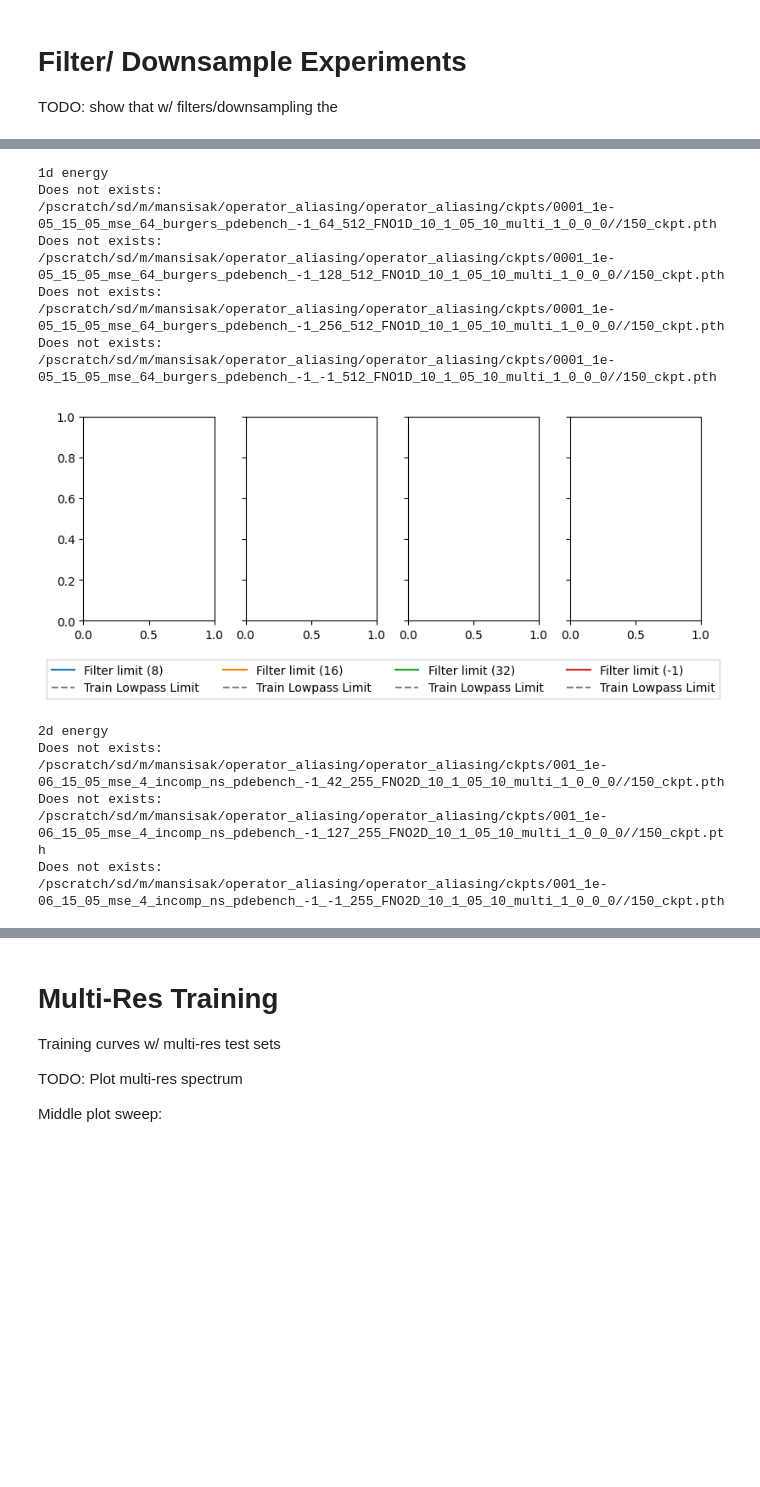
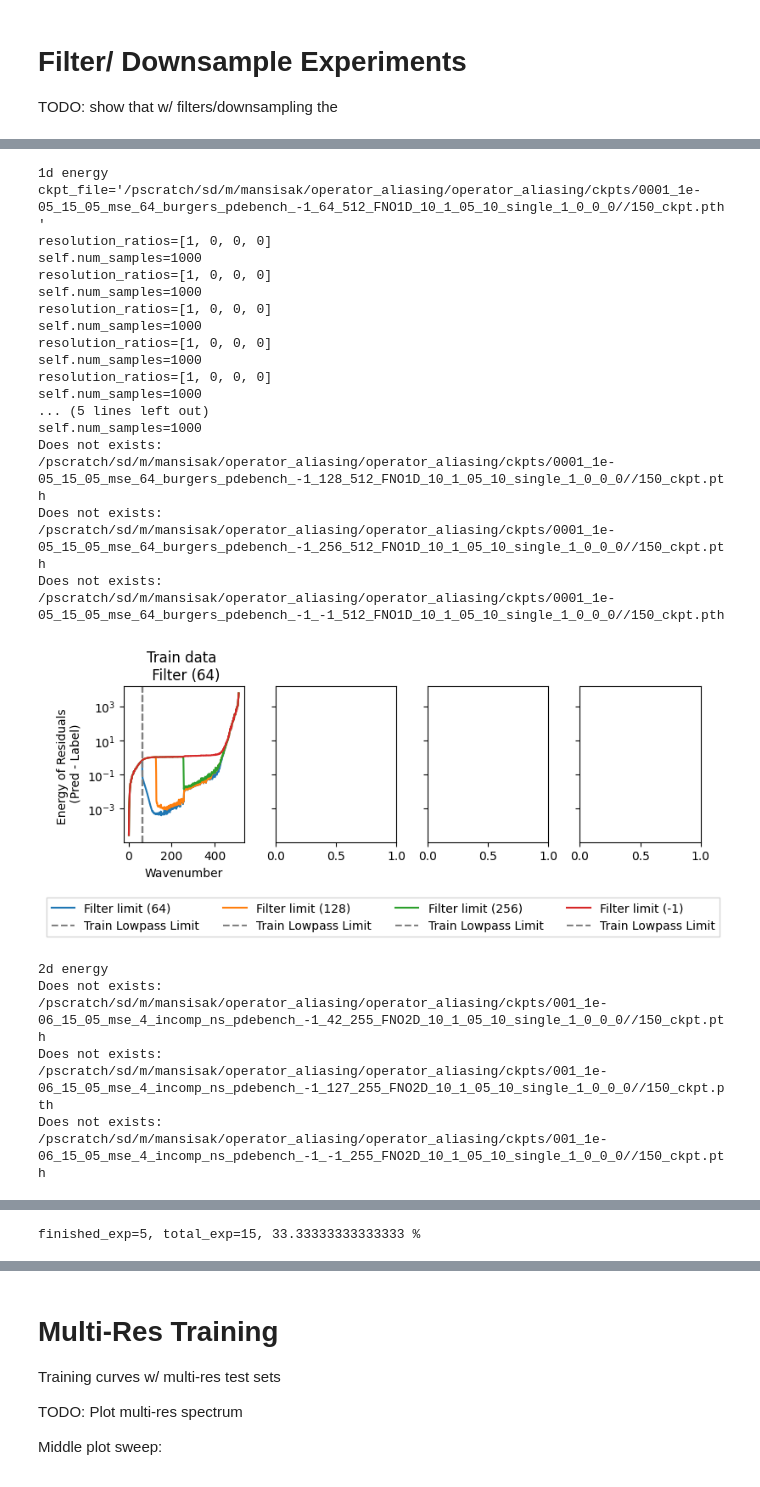
Before and after one commit to msakarvadia/operator_aliasing, a Jupyter notebook: notebooks/figures.ipynb, the cells around one changed output, grey strips where cells are left out. Cells and saved outputs as stored; diff of their text form; code cells hidden in the pictures; blank space fills up the shorter version.

```diff
--- a/notebooks/figures.ipynb
+++ b/notebooks/figures.ipynb
@@ -1086,6 +1089,8 @@ TODO: show that w/ filters/downsampling the
 darcy_forcing_term = 1.0
 burger_viscosity = 0.001
 seed = 0
+total_exp = 0
+finished_exp = 0
 
 for dataset_name in [
     'darcy_pdebench',
@@ -1144,25 +1149,27 @@ for dataset_name in [
     )
     for epoch in [150]:  # 0, 50, 100, 250,
         for y_idx, max_mode in enumerate([64]):
-            for x_idx, downsample_dim in enumerate([-1]):
-                for _y_idx, filter_lim in enumerate(filter_lims):
+            for _y_idx, downsample_dim in enumerate([-1]):
+                for x_idx, filter_lim in enumerate(filter_lims):
                     if filter_lim == -1 and downsample_dim != -1:
                         continue
                     max_mode = img_size // 2
-                    ckpt_dir = f'{lr}_{wd}_15_05_{loss}_{batch_size}_{dataset_name}_{downsample_dim}_{filter_lim}_{max_mode}_{model_name}_{in_channels}_{out_channels}_{pinn_loss_weight}_{initial_steps}_multi_{str_from_res(train_resolutions)}'
+                    ckpt_dir = f'{lr}_{wd}_15_05_{loss}_{batch_size}_{dataset_name}_{downsample_dim}_{filter_lim}_{max_mode}_{model_name}_{in_channels}_{out_channels}_{pinn_loss_weight}_{initial_steps}_single_{str_from_res(train_resolutions)}'
                     ckpt_dir = ckpt_dir.replace(".","")
                     ckpt_pth = f'{ckpt_path}/{ckpt_dir}/'
                     ckpt_file = f'{ckpt_pth}/{epoch}_ckpt.pth'
+                    total_exp += 1
                     if not os.path.exists(ckpt_file):
                         print(f'Does not exists: {ckpt_file}')
                         continue
+                    finished_exp += 1
                     ckpt_name = f'{ckpt_pth}/train_stats.csv'
                     df = pd.read_csv(ckpt_name)
                     # load model
                     model = get_model(
-                        model_name='FNO2D',
-                        out_channels=1,
-                        in_channels=1,
+                        model_name=model_name,
+                        out_channels=out_channels,
+                        in_channels=in_channels,
                         hidden_channels=32,
                         max_modes=max_mode,
                     ).to(device)
@@ -1213,15 +1220,18 @@ for dataset_name in [
                         model_preds_test = get_model_preds(
                             test_loader, model, device, initial_steps
                         )
+                        offset = 0
+                        if initial_steps == 1:
+                            offset = 1
                         labels = torch.concat(
                             [
-                                test_loader.dataset[i]['y']
+                                test_loader.dataset[i]['y'][:, initial_steps-offset:, ...]
                                 for i in range(len(test_loader))
                             ]
                         )
                         unfilter_labels = torch.concat(
                             [
-                                unfilter_test_loader.dataset[i]['y']
+                                unfilter_test_loader.dataset[i]['y'][:, initial_steps - offset:, ...]
                                 for i in range(len(unfilter_test_loader))
                             ]
                         )
@@ -1240,14 +1250,17 @@ for dataset_name in [
                             residual_spectrum / unfilter_label_spectrum,
                             label=f'Filter limit ({test_filt})',
                         )
+                        f_lim = filter_lim
+                        if filter_lim == -1:
+                            f_lim = max_mode
                         axes[x_idx].axvline(
-                            x=filter_lim,
+                            x=f_lim,
                             color='grey',
                             linestyle='--',
                             label='Train Lowpass Limit',
                         )
                         axes[x_idx].set_title(
-                            f'Train data \n Filter ({filter_lim})'
+                            f'Train data \n Filter ({f_lim})'
                         )
                         axes[x_idx].set_xlabel('Wavenumber')
                         if x_idx == 0:
@@ -1274,5 +1287,6 @@ for dataset_name in [
         #    dpi=300,
         #    bbox_inches='tight',
         # )
+print(f'{finished_exp=}, {total_exp=}, {finished_exp / total_exp * 100} %')
 # %% [output]
 2d energy
@@ -1296,10 +1310,22 @@ Does not exists: /pscratch/sd/m/mansisak/operator_aliasing/operator_aliasing/ckp
 1d energy
-Does not exists: /pscratch/sd/m/mansisak/operator_aliasing/operator_aliasing/ckpts/0001_1e-05_15_05_mse_64_burgers_pdebench_-1_64_512_FNO1D_10_1_05_10_multi_1_0_0_0//150_ckpt.pth
-Does not exists: /pscratch/sd/m/mansisak/operator_aliasing/operator_aliasing/ckpts/0001_1e-05_15_05_mse_64_burgers_pdebench_-1_128_512_FNO1D_10_1_05_10_multi_1_0_0_0//150_ckpt.pth
-Does not exists: /pscratch/sd/m/mansisak/operator_aliasing/operator_aliasing/ckpts/0001_1e-05_15_05_mse_64_burgers_pdebench_-1_256_512_FNO1D_10_1_05_10_multi_1_0_0_0//150_ckpt.pth
-Does not exists: /pscratch/sd/m/mansisak/operator_aliasing/operator_aliasing/ckpts/0001_1e-05_15_05_mse_64_burgers_pdebench_-1_-1_512_FNO1D_10_1_05_10_multi_1_0_0_0//150_ckpt.pth
+ckpt_file='/pscratch/sd/m/mansisak/operator_aliasing/operator_aliasing/ckpts/0001_1e-05_15_05_mse_64_burgers_pdebench_-1_64_512_FNO1D_10_1_05_10_single_1_0_0_0//150_ckpt.pth'
+resolution_ratios=[1, 0, 0, 0]
+self.num_samples=1000
+resolution_ratios=[1, 0, 0, 0]
+self.num_samples=1000
+resolution_ratios=[1, 0, 0, 0]
+self.num_samples=1000
+resolution_ratios=[1, 0, 0, 0]
+self.num_samples=1000
+resolution_ratios=[1, 0, 0, 0]
+self.num_samples=1000
+... (5 lines left out)
+self.num_samples=1000
+Does not exists: /pscratch/sd/m/mansisak/operator_aliasing/operator_aliasing/ckpts/0001_1e-05_15_05_mse_64_burgers_pdebench_-1_128_512_FNO1D_10_1_05_10_single_1_0_0_0//150_ckpt.pth
+Does not exists: /pscratch/sd/m/mansisak/operator_aliasing/operator_aliasing/ckpts/0001_1e-05_15_05_mse_64_burgers_pdebench_-1_256_512_FNO1D_10_1_05_10_single_1_0_0_0//150_ckpt.pth
+Does not exists: /pscratch/sd/m/mansisak/operator_aliasing/operator_aliasing/ckpts/0001_1e-05_15_05_mse_64_burgers_pdebench_-1_-1_512_FNO1D_10_1_05_10_single_1_0_0_0//150_ckpt.pth
-[figure, old version]
+[figure, new version]
 2d energy
-Does not exists: /pscratch/sd/m/mansisak/operator_aliasing/operator_aliasing/ckpts/001_1e-06_15_05_mse_4_incomp_ns_pdebench_-1_42_255_FNO2D_10_1_05_10_multi_1_0_0_0//150_ckpt.pth
-Does not exists: /pscratch/sd/m/mansisak/operator_aliasing/operator_aliasing/ckpts/001_1e-06_15_05_mse_4_incomp_ns_pdebench_-1_127_255_FNO2D_10_1_05_10_multi_1_0_0_0//150_ckpt.pth
-Does not exists: /pscratch/sd/m/mansisak/operator_aliasing/operator_aliasing/ckpts/001_1e-06_15_05_mse_4_incomp_ns_pdebench_-1_-1_255_FNO2D_10_1_05_10_multi_1_0_0_0//150_ckpt.pth
+Does not exists: /pscratch/sd/m/mansisak/operator_aliasing/operator_aliasing/ckpts/001_1e-06_15_05_mse_4_incomp_ns_pdebench_-1_42_255_FNO2D_10_1_05_10_single_1_0_0_0//150_ckpt.pth
+Does not exists: /pscratch/sd/m/mansisak/operator_aliasing/operator_aliasing/ckpts/001_1e-06_15_05_mse_4_incomp_ns_pdebench_-1_127_255_FNO2D_10_1_05_10_single_1_0_0_0//150_ckpt.pth
+Does not exists: /pscratch/sd/m/mansisak/operator_aliasing/operator_aliasing/ckpts/001_1e-06_15_05_mse_4_incomp_ns_pdebench_-1_-1_255_FNO2D_10_1_05_10_single_1_0_0_0//150_ckpt.pth
@@ -1313,3 +1339,4 @@ Does not exists: /pscratch/sd/m/mansisak/operator_aliasing/operator_aliasing/ckp
+finished_exp=5, total_exp=15, 33.33333333333333 %
 # %%
 darcy_forcing_term = 1.0
 burger_viscosity = 0.001
```
Also changed, not shown: parts of 4 cells of this notebook.
